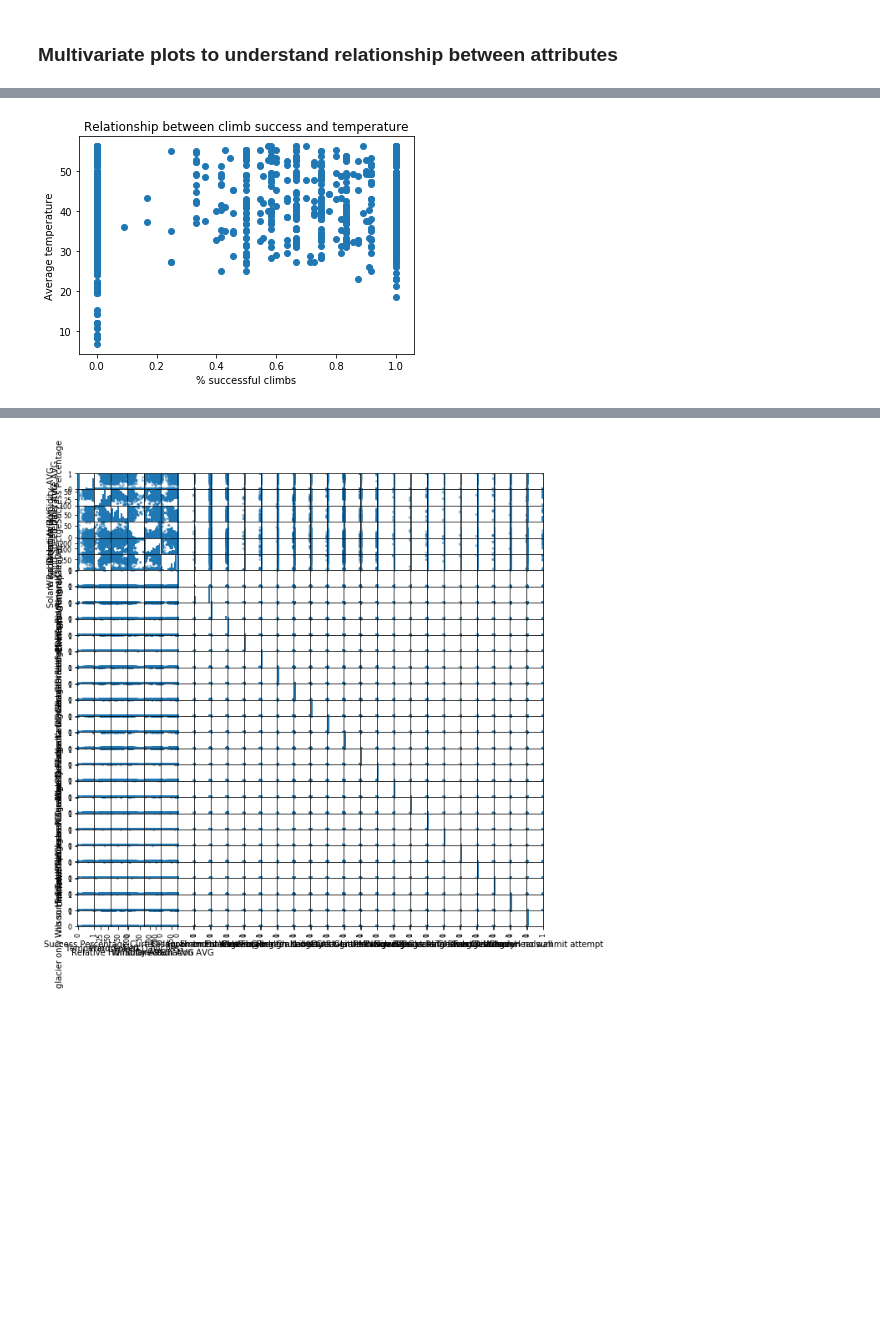
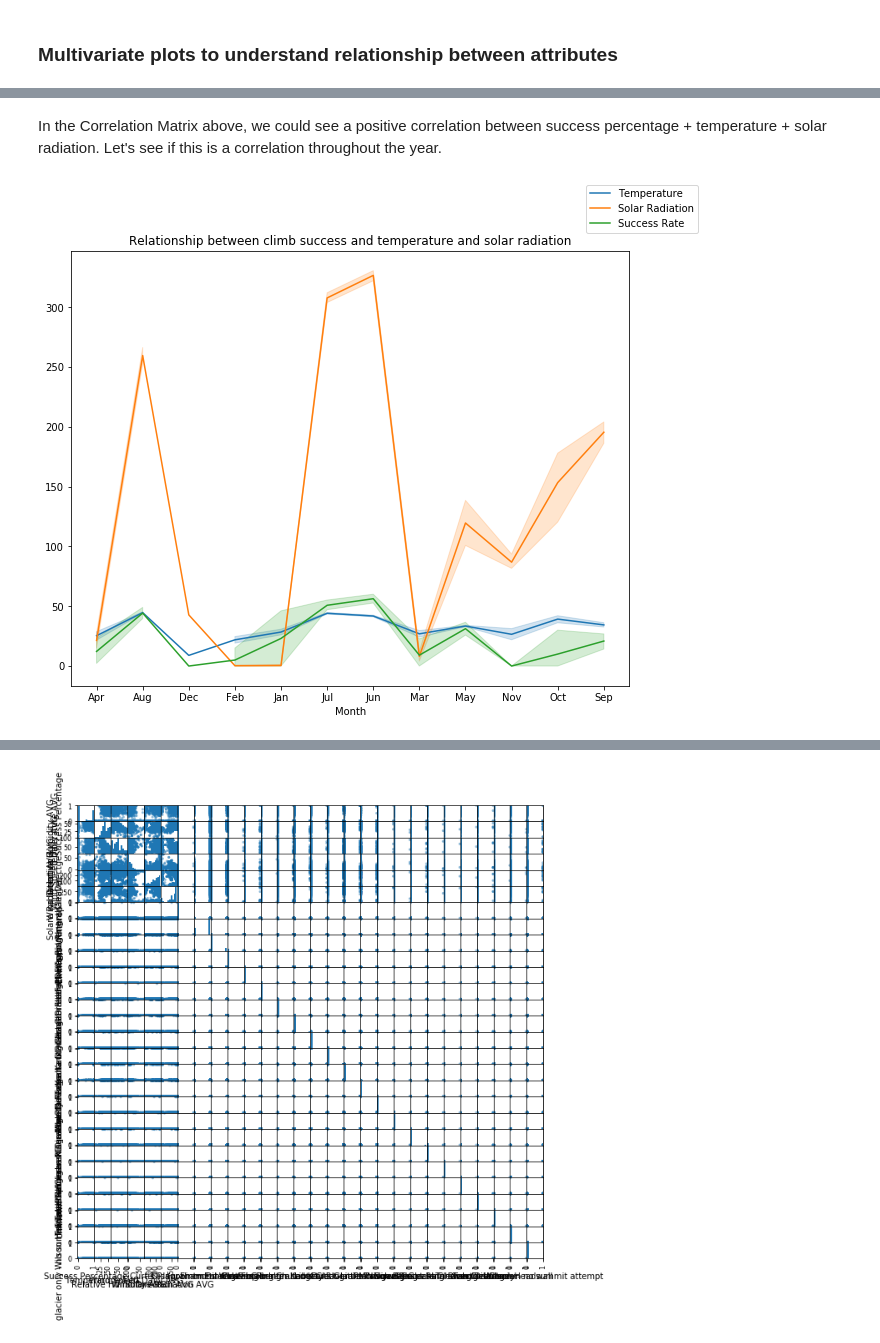
Before and after one commit to zhorlacher/Climb-Mt-Rainier-Success-Rate, a Jupyter notebook: Climbing Mount Rainier.ipynb, the cells around one changed output, grey strips where cells are left out. Cells and saved outputs as stored; diff of their text form; code cells hidden in the pictures; blank space fills up the shorter version.

Commit message:
Added scaling + Month as feature

```diff
--- a/Climbing Mount Rainier.ipynb
+++ b/Climbing Mount Rainier.ipynb
@@ -354,11 +354,27 @@ fig.show()
-# %%
-# scatter plot of 2 features
-scatter_x = data['Success Percentage']
-scatter_y = data['Temperature AVG']
-plt.scatter(scatter_x, scatter_y)
-plt.title('Relationship between climb success and temperature')
-plt.xlabel('% successful climbs')
-plt.ylabel('Average temperature')
-plt.show()
-# %% [output]
-[figure, removed]
+# %% [markdown]
+In the Correlation Matrix above, we could see a positive correlation between success percentage + temperature + solar radiation. Let's see if this is a correlation throughout the year.
+# %%
+# Add Month
+import calendar
+
+joined_data["Date"] = pd.to_datetime(joined_data["Date"])
+joined_data["Month"] = 0
+joined_data["Month"] = joined_data["Date"].dt.month
+joined_data.Month = joined_data.Month.apply(lambda x: calendar.month_abbr[x])
+joined_data.head()
+
+# Let's see what temperature has to do with success rate
+f, ax = plt.subplots(1, 1, figsize=(10, 8))
+
+joined_data["Success_Percentage"] = joined_data["Success Percentage"] * 100
+
+sns.lineplot(x="Month", y="Temperature AVG", data=joined_data, ax=ax)
+sns.lineplot(x="Month", y="Solare Radiation AVG", data=joined_data, ax=ax)
+sns.lineplot(x=joined_data["Month"], y="Success_Percentage", data=joined_data, ax=ax)
+
+ax.set_ylabel("")
+f.legend(labels=["Temperature", "Solar Radiation", "Success Rate"])
+plt.title('Relationship between climb success and temperature and solar radiation')
+plt.show()
+# %% [output]
+[figure, added]
```
Also changed, not shown: parts of 35 cells of this notebook.
